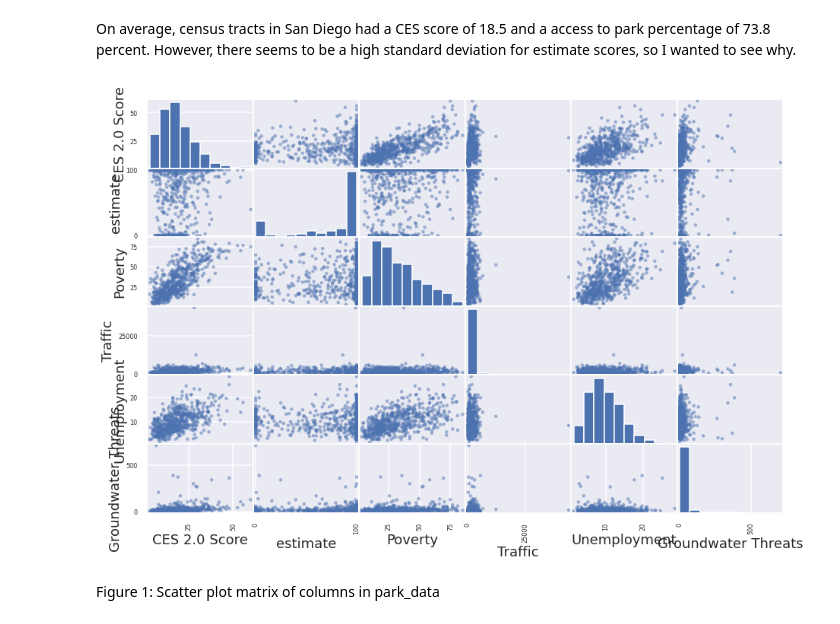
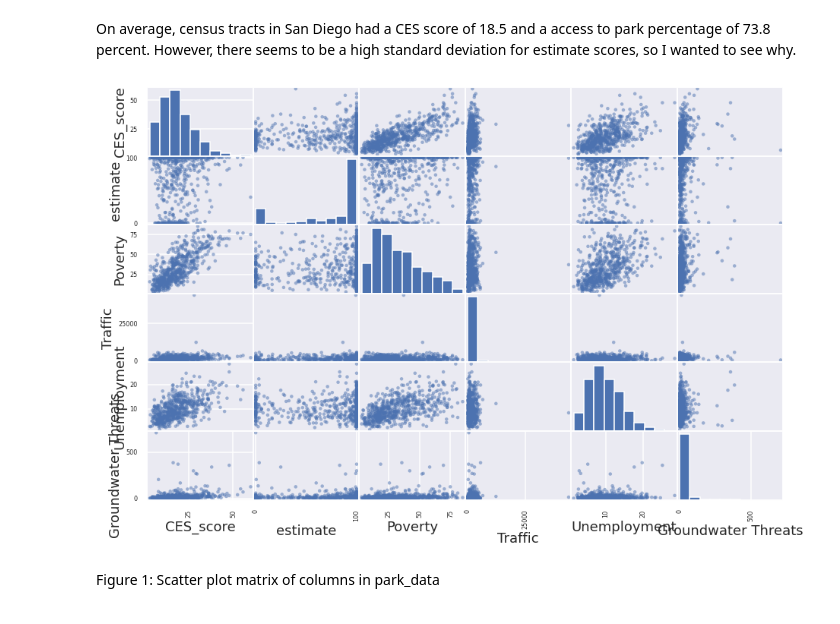
Before and after one commit to michaelbaluja/individual_fa20, a Jupyter notebook: final_project/FinalProject_jjs050.ipynb, the cells around one changed output. Drawn from its saved outputs; the diff is of its cells as text; code cells hidden in the pictures.

```diff
--- a/final_project/FinalProject_jjs050.ipynb
+++ b/final_project/FinalProject_jjs050.ipynb
@@ -136,10 +137,10 @@ max            28.5  43561.8                710.0
 # %% [markdown]
 On average, census tracts in San Diego had a CES score of 18.5 and a access to park percentage of 73.8 percent. However, there seems to be a high standard deviation for estimate scores, so I wanted to see why.
 # %%
-pd.plotting.scatter_matrix(park_data[['CES 2.0 Score', 'estimate', 'Poverty', 'Traffic', 'Unemployment', 'Groundwater Threats']],
+pd.plotting.scatter_matrix(park_data[['CES_score', 'estimate', 'Poverty', 'Traffic', 'Unemployment', 'Groundwater Threats']],
                            figsize=(15, 10));
 # %% [output]
-[figure, old version]
+[figure, new version]
 # %% [markdown]
 Figure 1: Scatter plot matrix of columns in park_data
 # %% [markdown]
```
Also changed, not shown: parts of 13 cells of this notebook.
